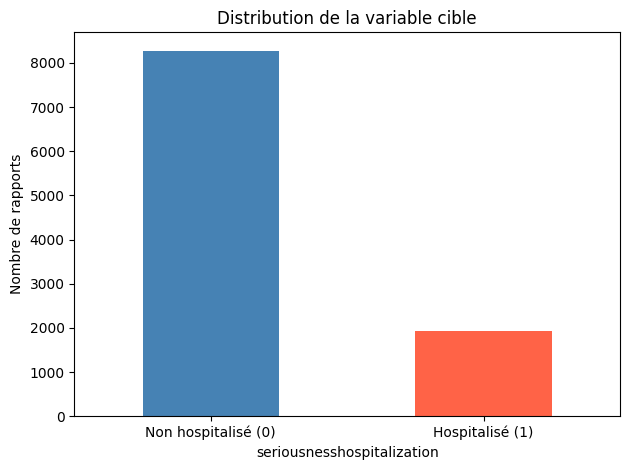
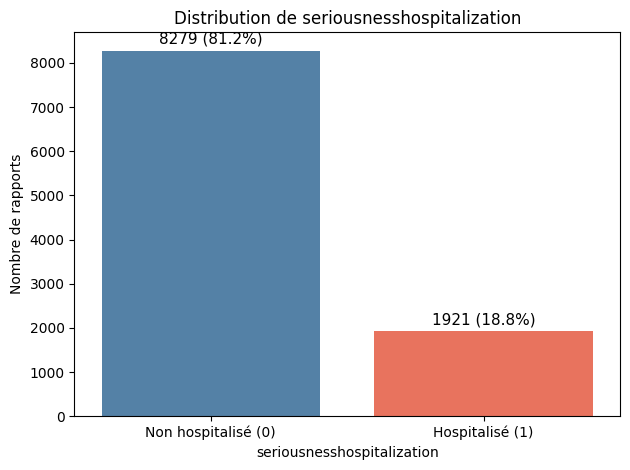
The notebook cell's code change between the first figure and the second:
--- before
+++ after
@@ -1,7 +1,15 @@
-df['seriousnesshospitalization'].value_counts().plot(kind='bar', color=['steelblue','tomato'])
-plt.title('Distribution de la variable cible')
+counts = df['seriousnesshospitalization'].value_counts()
+percent = df['seriousnesshospitalization'].value_counts(normalize=True) * 100
+
+sns.countplot(x='seriousnesshospitalization', data=df, palette=['steelblue','tomato'])
+plt.title('Distribution de seriousnesshospitalization')
 plt.xlabel('seriousnesshospitalization')
 plt.ylabel('Nombre de rapports')
-plt.xticks([0,1], ['Non hospitalisé (0)', 'Hospitalisé (1)'], rotation=0)
+
+for i, p in enumerate(counts):
+    plt.text(i, p + max(counts) * 0.01, f"{p} ({percent.iloc[i]:.1f}%)",
+             ha='center', va='bottom', fontsize=11)
+
+plt.xticks([0,1], ['Non hospitalisé (0)', 'Hospitalisé (1)'])
 plt.tight_layout()
 plt.savefig('class_distribution.png')

Commit: Update target distribution plot with percentage annotations